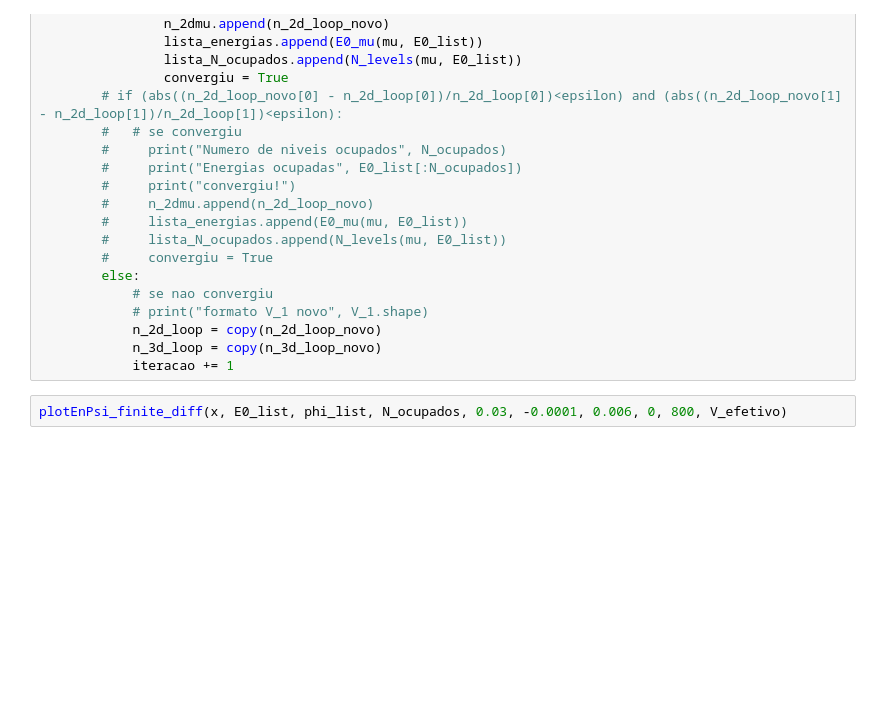
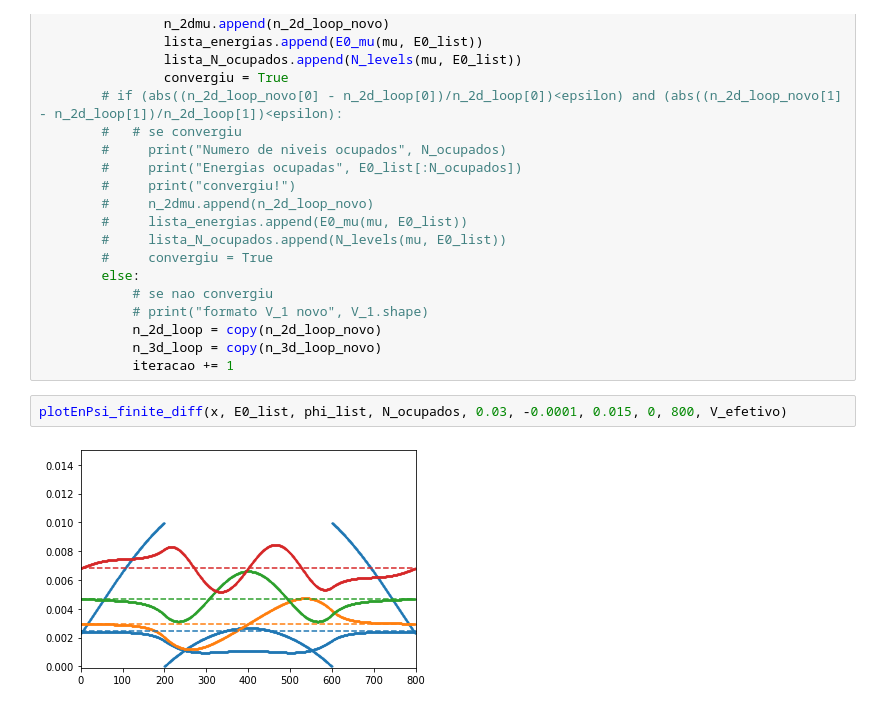
Before and after one commit to devanomaly/hartree-method, a Jupyter notebook: hartree.ipynb, the cells around one changed output. Cells and saved outputs as stored; diff of their text form; blank space fills up the shorter version.

```diff
--- a/hartree.ipynb
+++ b/hartree.ipynb
@@ -211,7 +213,9 @@ for mu in mu_x:
             n_3d_loop = copy(n_3d_loop_novo)
             iteracao += 1
 # %%
-plotEnPsi_finite_diff(x, E0_list, phi_list, N_ocupados, 0.03, -0.0001, 0.006, 0, 800, V_efetivo)
+plotEnPsi_finite_diff(x, E0_list, phi_list, N_ocupados, 0.03, -0.0001, 0.015, 0, 800, V_efetivo)
+# %% [output]
+[figure, added]
 # %%
 cont_inte = array(cont_inte)
 enrg_inte_1 = array(enrg_inte_1)
```
Also changed, not shown: parts of 7 cells of this notebook.
